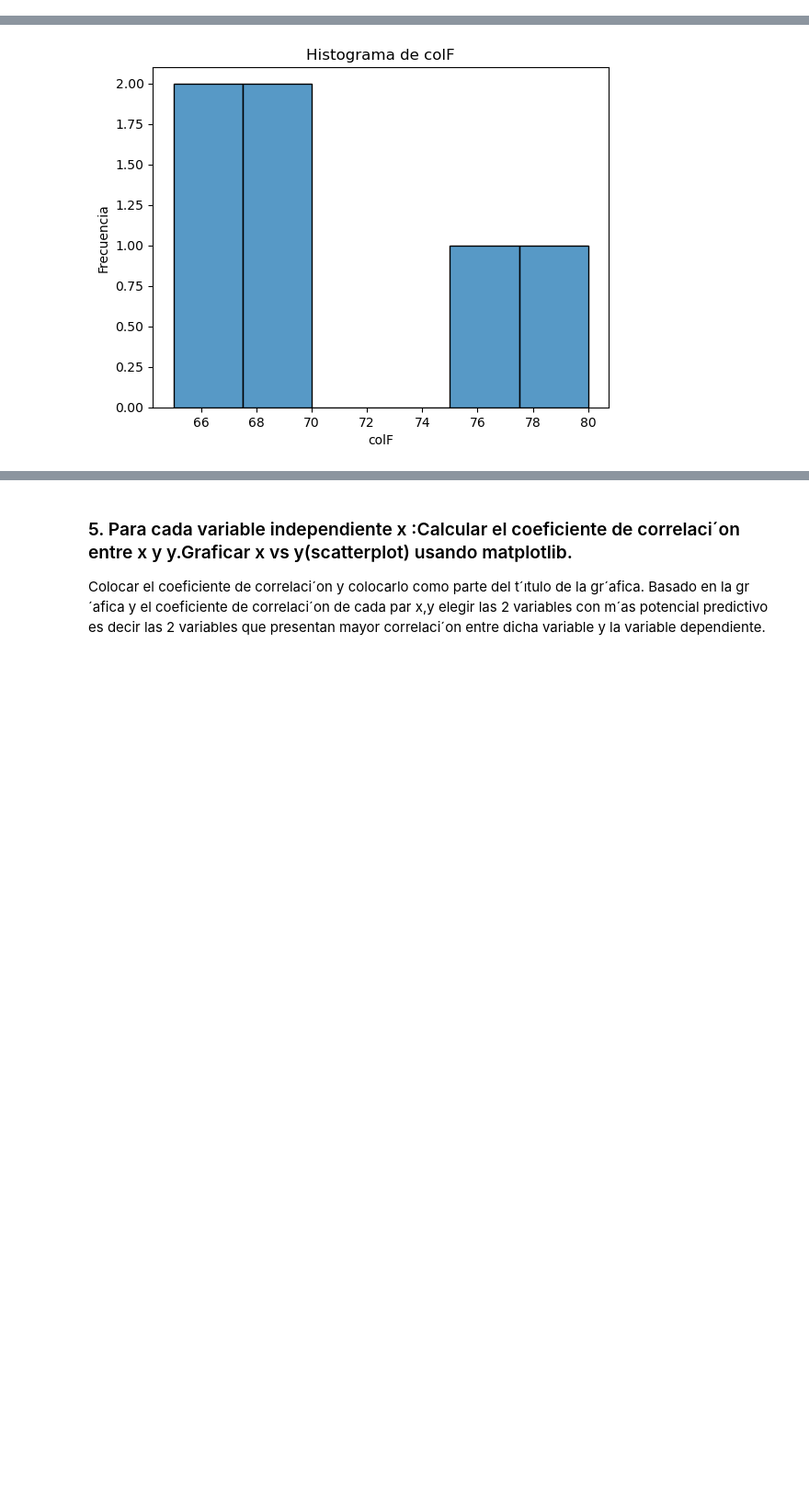
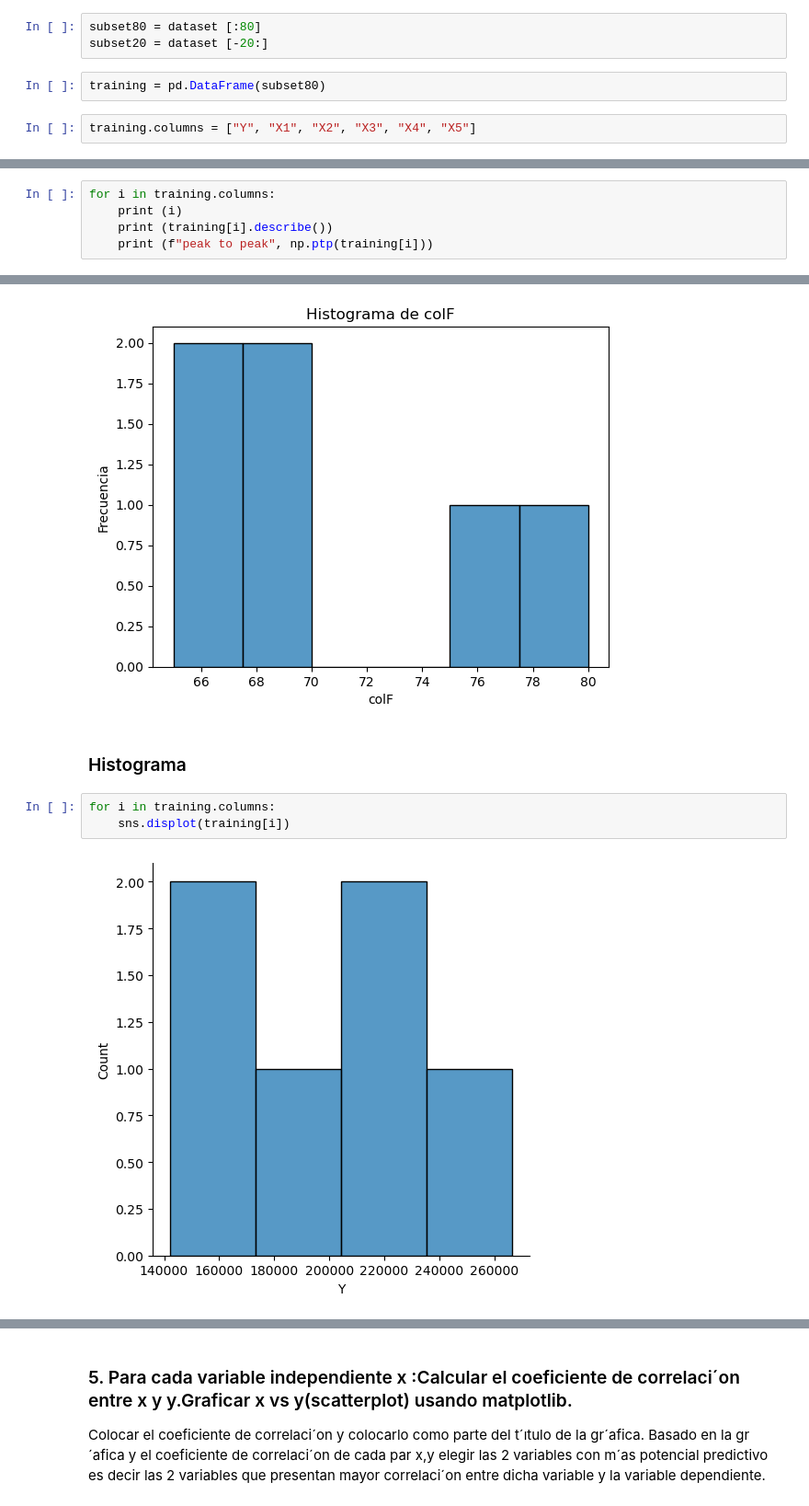
Before and after one commit to Barrenob/Proyecto, a Jupyter notebook: Proyecto/Proyecto.ipynb, the cells around one changed output, grey strips where cells are left out. Shown: that part at 92% size. Cells and saved outputs as stored; diff of their text form; blank space fills up the shorter version.

```diff
--- a/Proyecto/Proyecto.ipynb
+++ b/Proyecto/Proyecto.ipynb
@@ -91 +42,8 @@ Forma de conjunto de prueba: (2, 6)
+# %%
+subset80 = dataset [:80]
+subset20 = dataset [-20:]
+# %%
+training = pd.DataFrame(subset80)
+# %%
+training.columns = ["Y", "X1", "X2", "X3", "X4", "X5"]
 # %% [markdown]
@@ -123,0 +79,5 @@ peak_to_peak  15.000000
+# %%
+for i in training.columns:
+    print (i)
+    print (training[i].describe())
+    print (f"peak to peak", np.ptp(training[i]))
@@ -156,3 +134,10 @@ peak_to_peak  15.000000
 [figure]
 [figure]
 [figure]
+# %% [markdown]
+### Histograma
+# %%
+for i in training.columns:
+    sns.displot(training[i])
+# %% [output]
+[figure, added]
```
Also changed, not shown: parts of 44 cells of this notebook.
